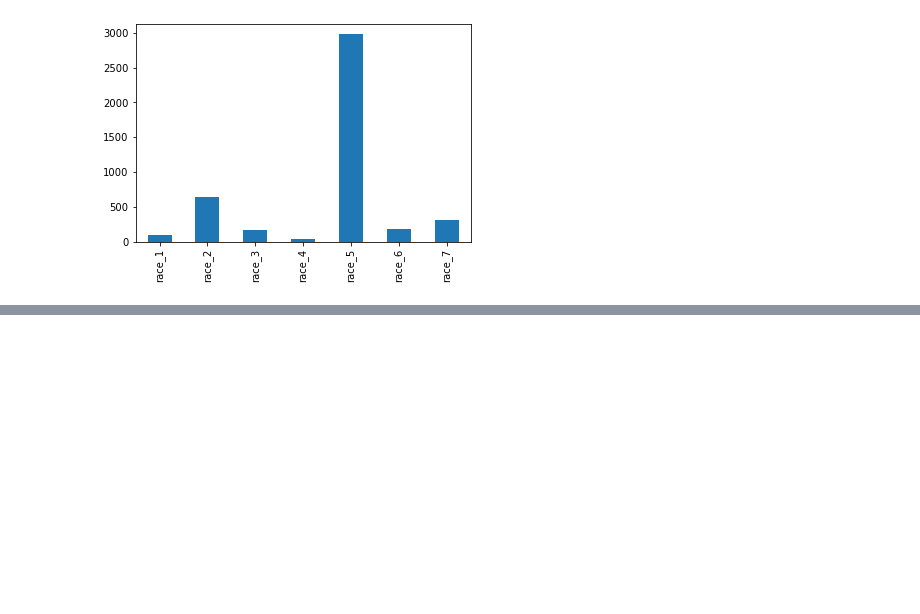
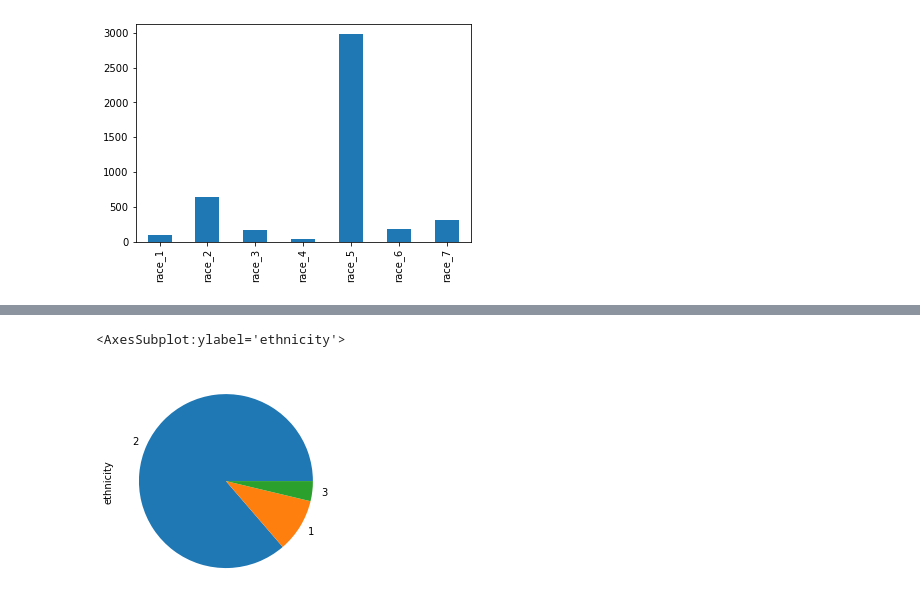
Before and after one commit to RussellShelley/Energy_Analysis, a Jupyter notebook: Visualization/python_analytics.ipynb, the cells around one changed output, grey strips where cells are left out. Cells and saved outputs as stored; diff of their text form; code cells hidden in the pictures; blank space fills up the shorter version.

```diff
--- a/Visualization/python_analytics.ipynb
+++ b/Visualization/python_analytics.ipynb
@@ -270,0 +363,6 @@ dtype: int64
+# %%
+#Hispanic? 1 =yes, 2 =No, 3 =not tellin'
+respondent_merged_df['ethnicity'].value_counts().plot.pie()
+# %% [output]
+<AxesSubplot:ylabel='ethnicity'>
+[figure, added]
```
Also changed, not shown: parts of 21 cells of this notebook.
